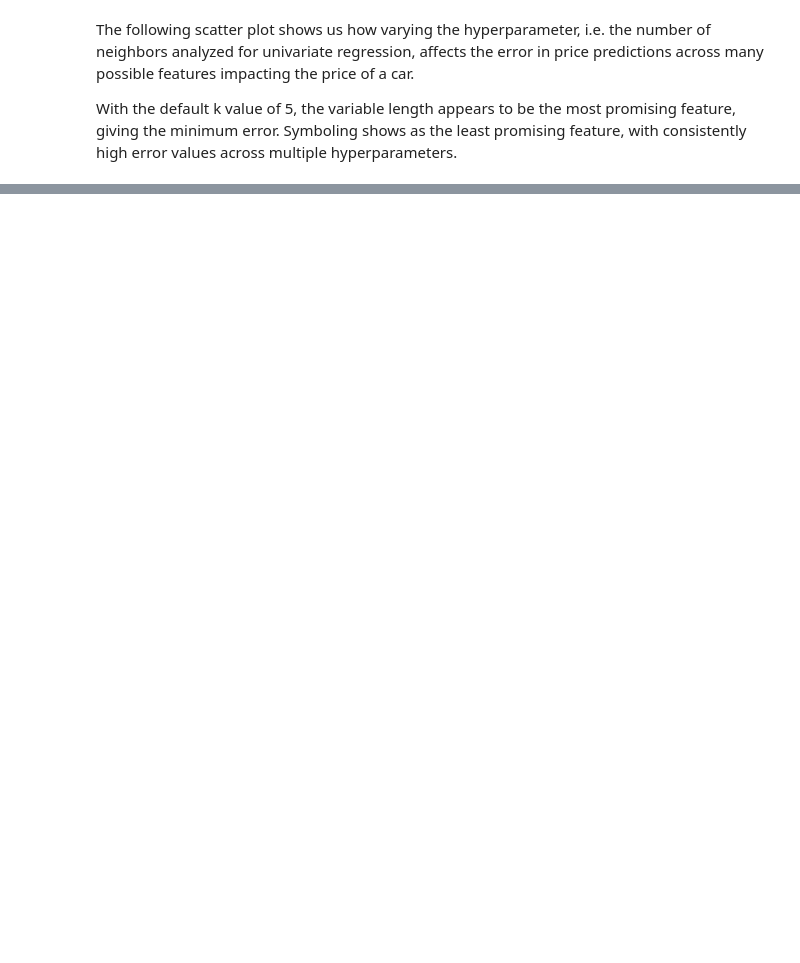
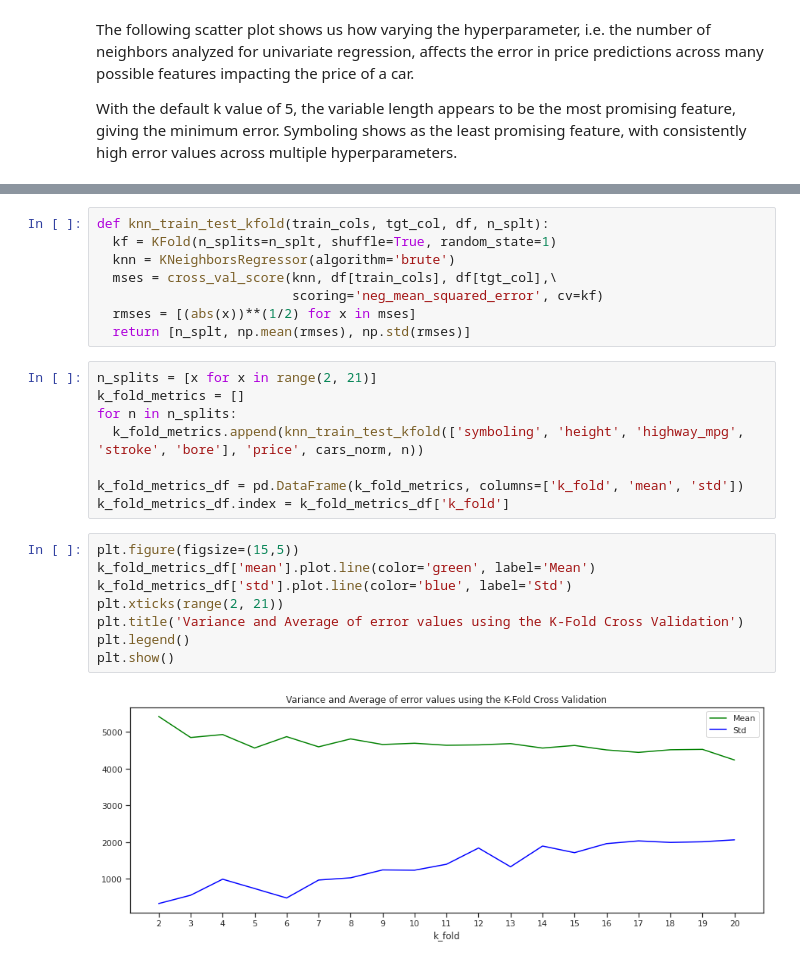
Before and after one commit to aishwaryatiwari/MachineLearning, a Jupyter notebook: DataQuest_Guided_Project_Predicting_Car_Prices.ipynb, the cells around one changed output, grey strips where cells are left out. Saved outputs shown, nothing was run; the diff lists cells and outputs as text; blank space fills up the shorter version.

```diff
--- a/DataQuest_Guided_Project_Predicting_Car_Prices.ipynb
+++ b/DataQuest_Guided_Project_Predicting_Car_Prices.ipynb
@@ -274,0 +272,26 @@ Multivariate regression results with default k-value of 5 -
+# %%
+def knn_train_test_kfold(train_cols, tgt_col, df, n_splt):
+  kf = KFold(n_splits=n_splt, shuffle=True, random_state=1)
+  knn = KNeighborsRegressor(algorithm='brute')
+  mses = cross_val_score(knn, df[train_cols], df[tgt_col],\
+                         scoring='neg_mean_squared_error', cv=kf)
+  rmses = [(abs(x))**(1/2) for x in mses]
+  return [n_splt, np.mean(rmses), np.std(rmses)]
+# %%
+n_splits = [x for x in range(2, 21)]
+k_fold_metrics = []
+for n in n_splits:
+  k_fold_metrics.append(knn_train_test_kfold(['symboling', 'height', 'highway_mpg', 'stroke', 'bore'], 'price', cars_norm, n))
+
+k_fold_metrics_df = pd.DataFrame(k_fold_metrics, columns=['k_fold', 'mean', 'std'])
+k_fold_metrics_df.index = k_fold_metrics_df['k_fold']
+# %%
+plt.figure(figsize=(15,5))
+k_fold_metrics_df['mean'].plot.line(color='green', label='Mean')
+k_fold_metrics_df['std'].plot.line(color='blue', label='Std')
+plt.xticks(range(2, 21))
+plt.title('Variance and Average of error values using the K-Fold Cross Validation')
+plt.legend()
+plt.show()
+# %% [output]
+[figure, added]
```
Also changed, not shown: parts of 26 cells of this notebook.
